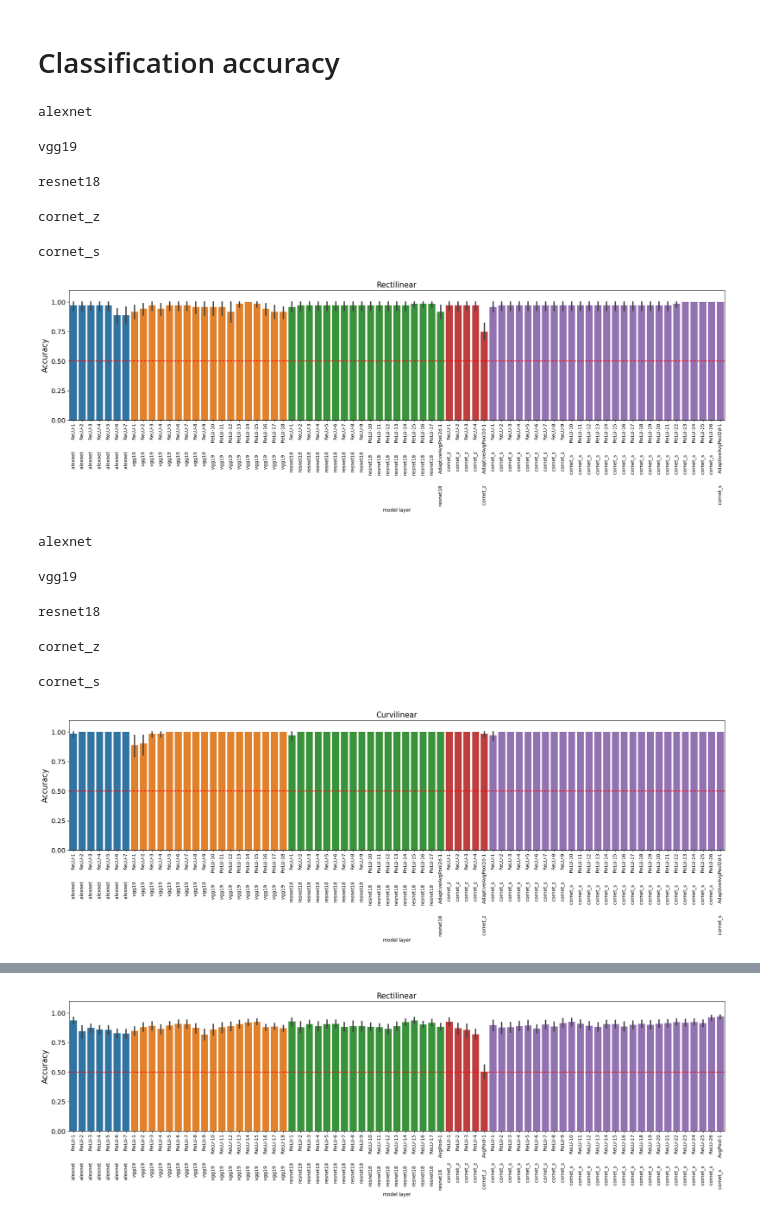
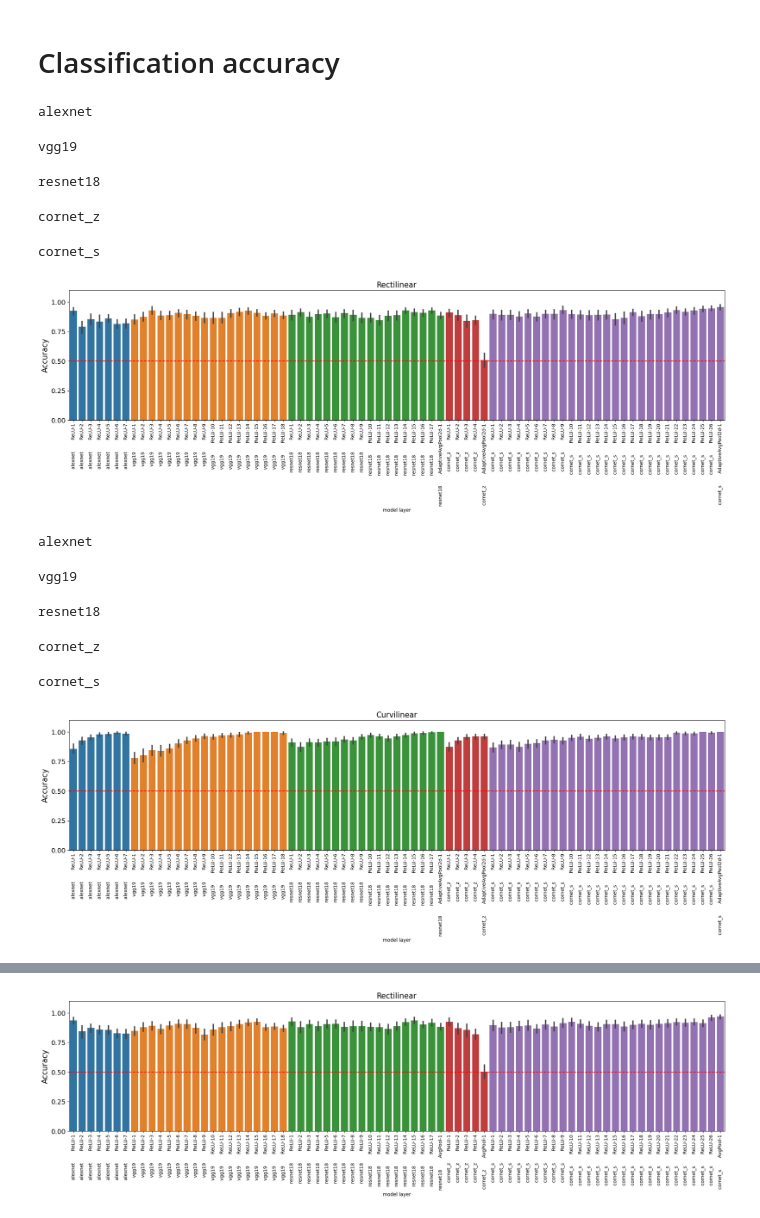
Before and after one commit to vayzenb/goodale-milner-dnns, a Jupyter notebook: discriminate_exemplars.ipynb, the cells around one changed output, grey strips where cells are left out. Saved outputs shown, nothing was run; the diff lists cells and outputs as text; code cells hidden in the pictures.

```diff
--- a/discriminate_exemplars.ipynb
+++ b/discriminate_exemplars.ipynb
@@ -212,41 +170,41 @@ for experiment, exp_name in zip(['rect', 'curv'], ['Rectilinear', 'Curvilinear']
     for model_arch in tqdm(models):
         print(model_arch)
         model = load_model(model_arch)
         model_layers = get_empty_feature_maps(model, testloader, names_only = True)
         # in general let's just use the ReLU layers, but also the average pooling over space that occurs in ResNet and CORnet models without rectifcation before the classifier
         layers = [layer for layer in model_layers if 'ReLU' in layer or 'AdaptiveAvgPool2d-1' in layer]
         model.to('cuda')
 
     #     acts = extract_acts(model, stim_dir, transform, layer_call)
         activations = get_all_feature_maps(model, testloader, layers_to_retain=layers)
         for layer in tqdm(layers):
             acts = activations[layer]
 
-            accs = classify_2way_group(acts, labels, splits)
+            accs = classify_2way(acts, labels, splits)
             for acc in accs:
                 model_df['model'].append(model_arch)
                 model_df['layer'].append(layer)
                 model_df['accuracy'].append(acc)
 
 
 
     model_df = pd.DataFrame(model_df)
     #model_df.to_csv(f'{curr_dir}/results/{exp_name}_acc_{condition}.csv')
 
     plot_all_models(model_df,exp_name)
 # %% [output]
 alexnet
 vgg19
 resnet18
 cornet_z
 cornet_s
-[figure, old version]
+[figure, new version]
 alexnet
 vgg19
 resnet18
 cornet_z
 cornet_s
-[figure, old version]
+[figure, new version]
 # %%
 '''
 Discriminate size stim
```
Also changed, not shown: parts of 5 cells of this notebook, 11 other files.
